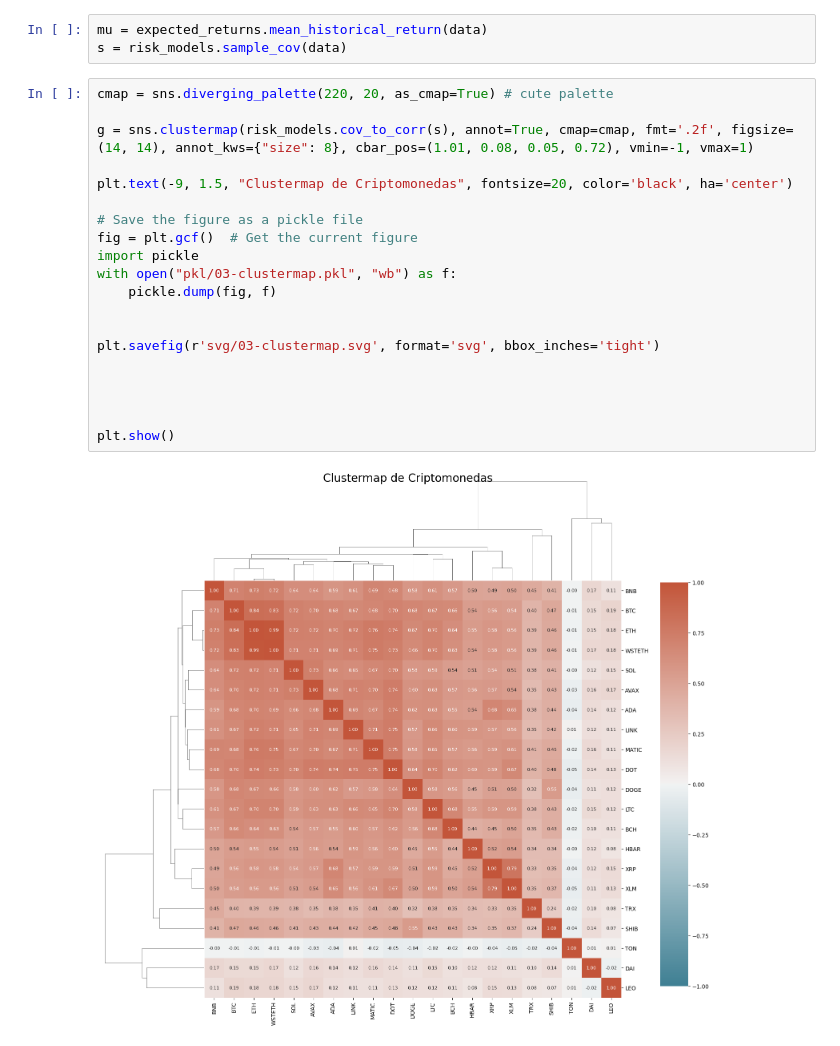
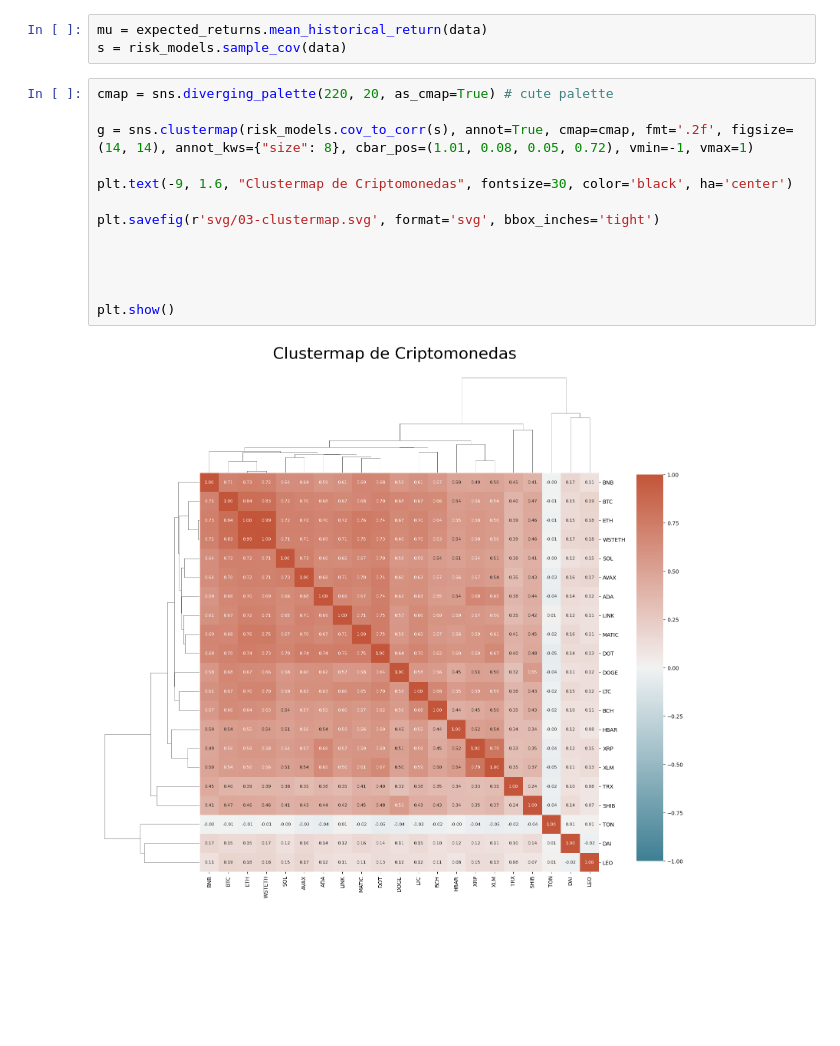
Before and after one commit to heritaco/Proyecto, a Jupyter notebook: 04-Dashboard/01-Notebooks/03-Clustermap.ipynb, the cells around one changed output. Saved outputs shown, nothing was run; the diff lists cells and outputs as text; blank space fills up the shorter version.

```diff
--- a/04-Dashboard/01-Notebooks/03-Clustermap.ipynb
+++ b/04-Dashboard/01-Notebooks/03-Clustermap.ipynb
@@ -23,22 +18,15 @@ s = risk_models.sample_cov(data)
 # %%
 cmap = sns.diverging_palette(220, 20, as_cmap=True) # cute palette
 
 g = sns.clustermap(risk_models.cov_to_corr(s), annot=True, cmap=cmap, fmt='.2f', figsize=(14, 14), annot_kws={"size": 8}, cbar_pos=(1.01, 0.08, 0.05, 0.72), vmin=-1, vmax=1)
 
-plt.text(-9, 1.5, "Clustermap de Criptomonedas", fontsize=20, color='black', ha='center')
-
-# Save the figure as a pickle file
-fig = plt.gcf()  # Get the current figure
-import pickle
-with open("pkl/03-clustermap.pkl", "wb") as f:
-    pickle.dump(fig, f)
-
+plt.text(-9, 1.6, "Clustermap de Criptomonedas", fontsize=30, color='black', ha='center')
 
 plt.savefig(r'svg/03-clustermap.svg', format='svg', bbox_inches='tight')
 
 
 
 
 plt.show()
 # %% [output]
-[figure, old version]
+[figure, new version]
```
Also changed, not shown: parts of 1 cell of this notebook, 25 other files.
